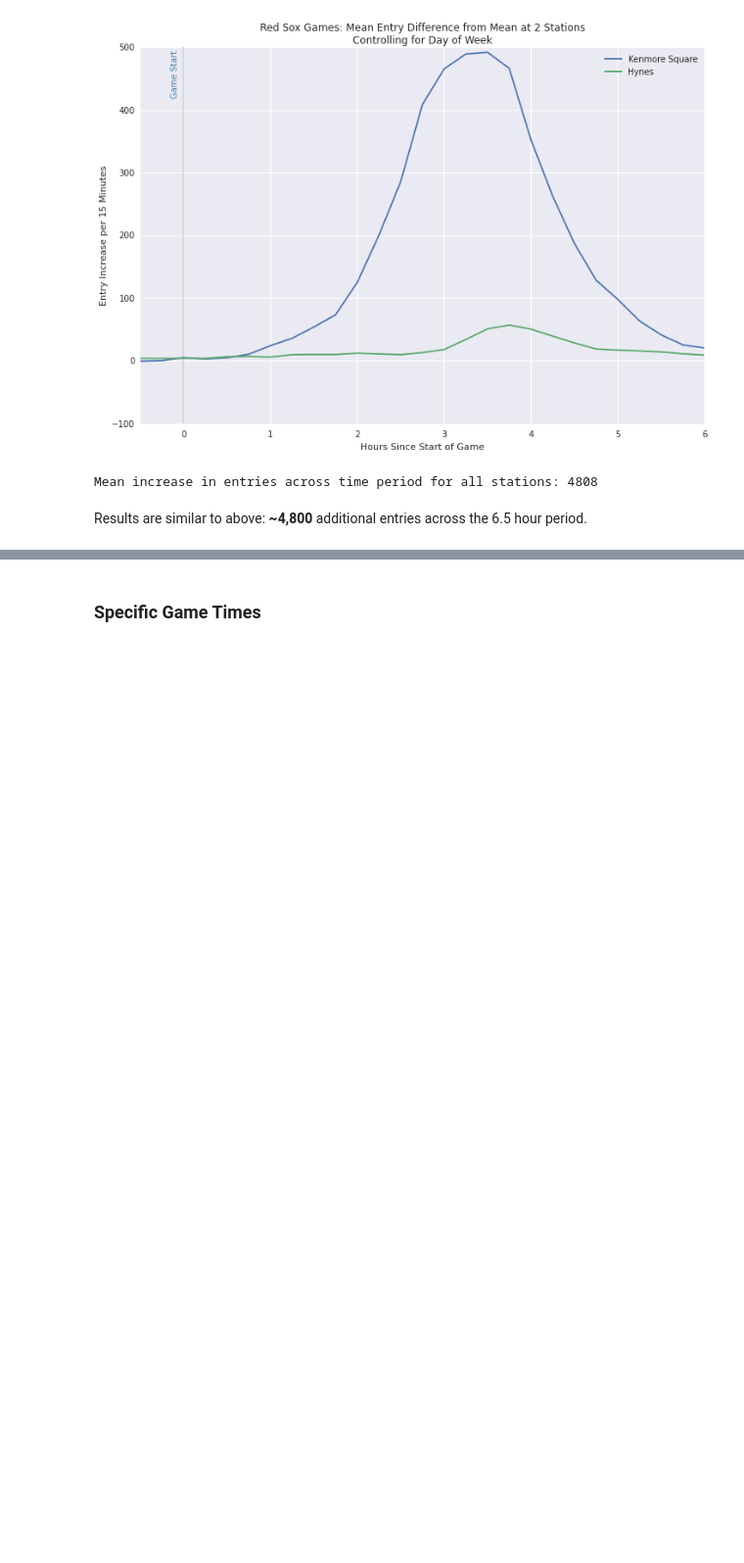
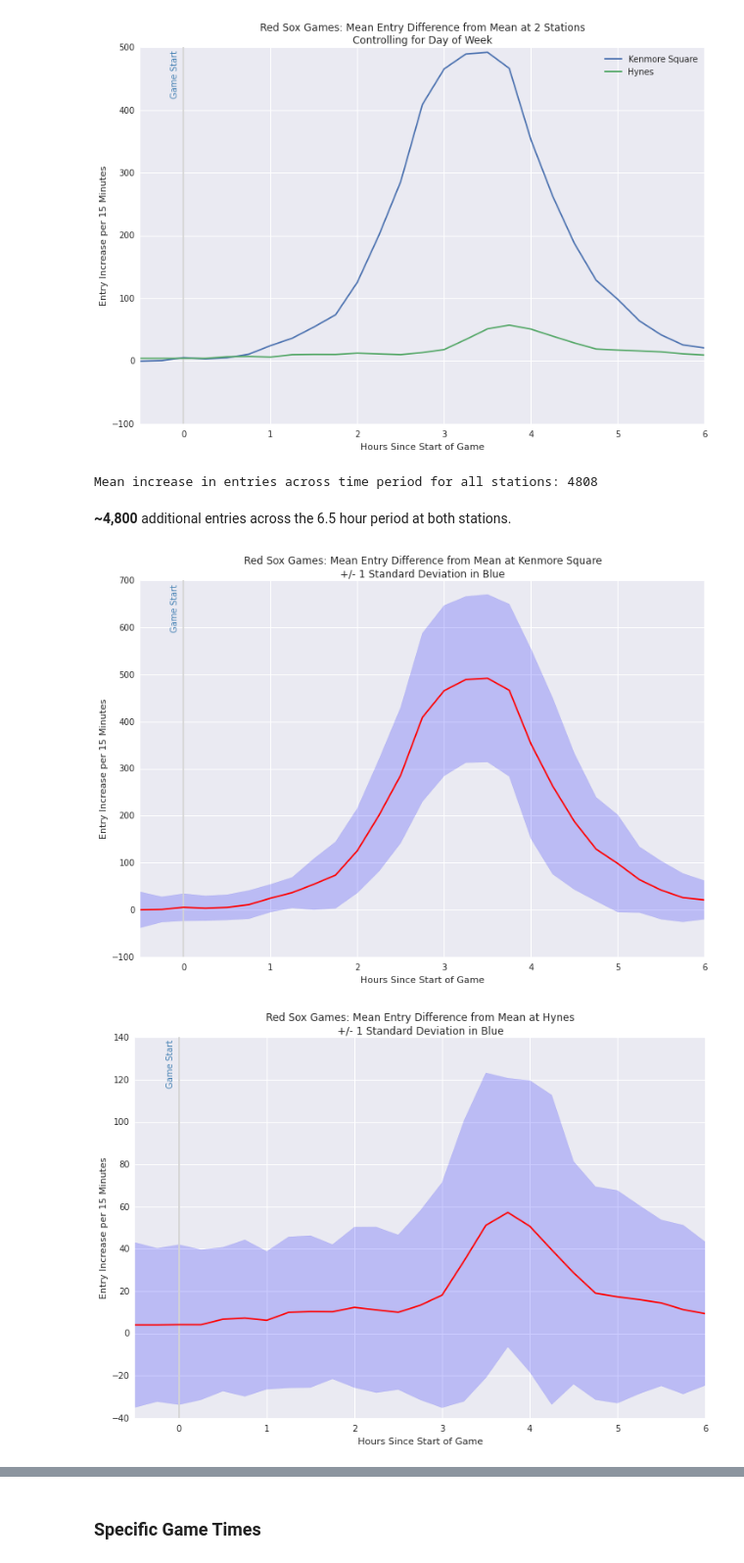
Before and after one commit to azampagl/harvard-capstone, a Jupyter notebook: src/sports/sox.ipynb, the cells around one changed output, grey strips where cells are left out. Shown at 98% size. Cells and saved outputs as stored; diff of their text form; code cells hidden in the pictures; blank space fills up the shorter version.

```diff
--- a/src/sports/sox.ipynb
+++ b/src/sports/sox.ipynb
@@ -432,4 +432,33 @@ print 'Mean increase in entries across time period for all stations:',int(mean_e
 # %% [output]
 Mean increase in entries across time period for all stations: 4808
 # %% [markdown]
-Results are similar to above: **~4,800** additional entries across the 6.5 hour period.
+**~4,800** additional entries across the 6.5 hour period at both stations.
+# %%
+# Plot once per station.
+for station in fenway_stations:
+    # Get station entries and upper/lower bounds. Follows Fil's examples in GateCount_exploratory_fil.
+    station_entry_differences = mean_entry_differences_dow[mean_entry_differences_dow.name == station]
+    upper = station_entry_differences.entries_vs_mean['mean'] - station_entry_differences.entries_vs_mean['std']
+    lower = station_entry_differences.entries_vs_mean['mean'] + station_entry_differences.entries_vs_mean['std']
+
+    # Start plotting.
+    plt.figure(figsize=default_figsize)
+    plt.plot(station_entry_differences.hours_since_game_start, station_entry_differences.entries_vs_mean['mean'], 'r')
+    plt.fill_between(station_entry_differences.hours_since_game_start, upper, lower, color='b', alpha=0.2)
+
+    # Fix x limit and add origin lines.
+    xlim = plt.xlim((-0.5, plt.xlim()[1])); ylim = plt.ylim()
+    plt.vlines(0, *ylim, colors='lightgray')
+    # plt.hlines(0, *xlim, colors='lightgray')
+    plt.annotate('Game Start', (-.05,ylim[1]*0.97), rotation='vertical', ha='right', color='steelblue')
+
+    # Prettify.
+    plt.title('Red Sox Games: Mean Entry Difference from Mean at '+station+'\n+/- 1 Standard Deviation in Blue')
+    plt.xlabel('Hours Since Start of Game'); plt.ylabel('Entry Increase per 15 Minutes')
+    plt.ylim(ylim)
+
+    # Show.
+    plt.show()
+# %% [output]
+[figure, added]
+[figure, added]
```
Also changed, not shown: parts of 4 cells of this notebook.
